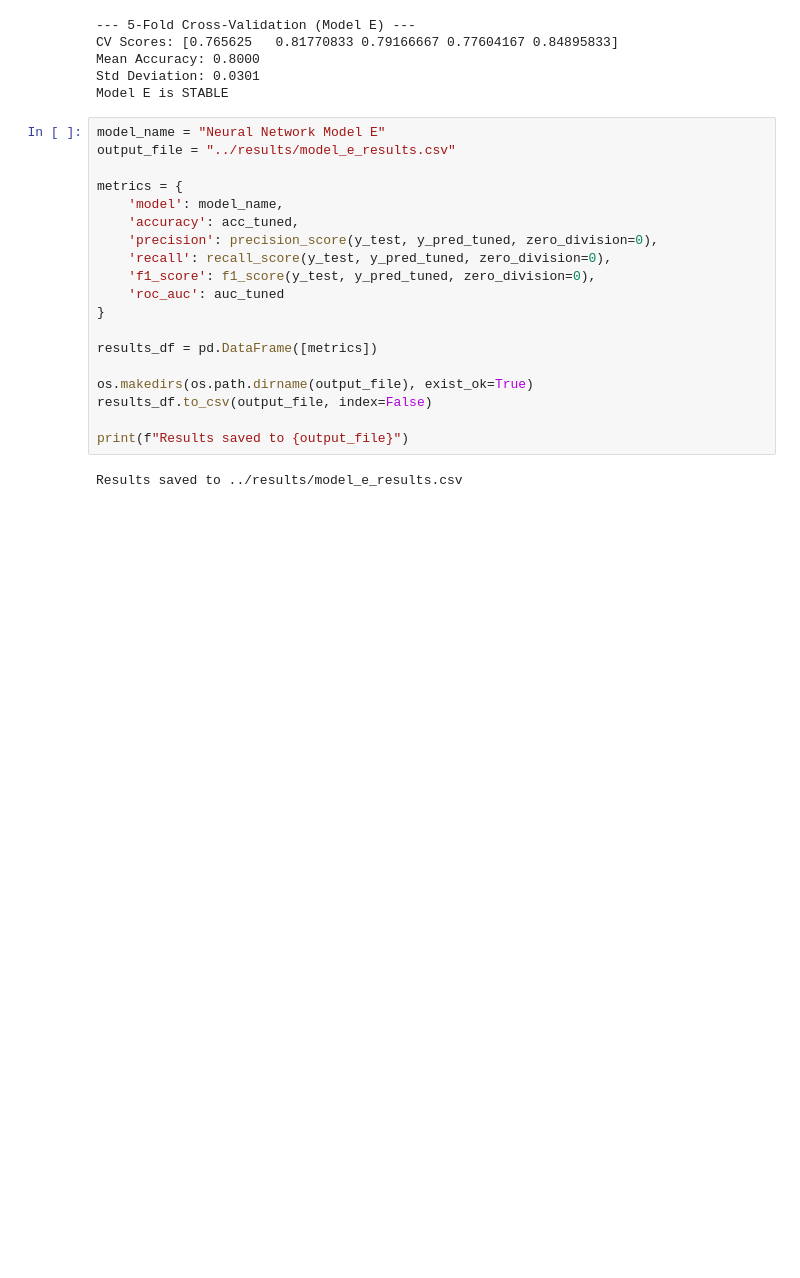
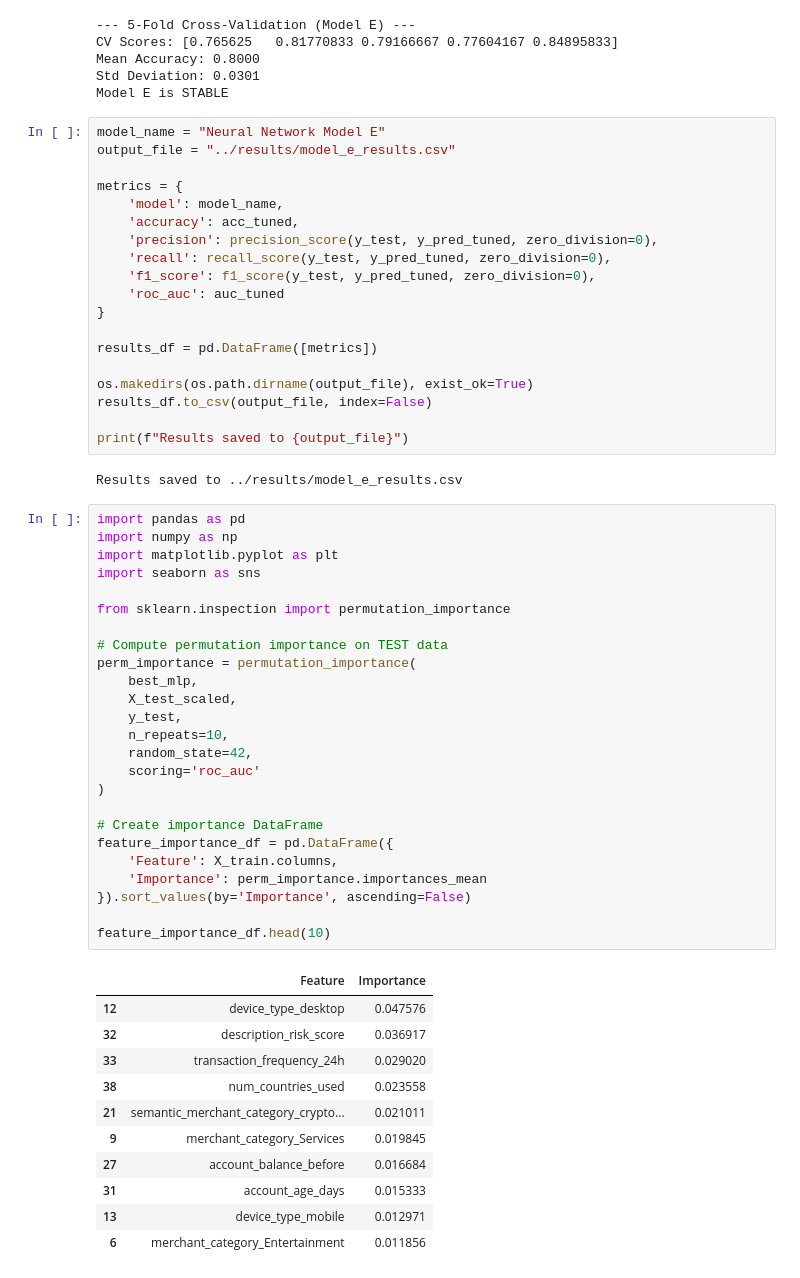
Before and after one commit to tngkuanas/DataMiningProject, a Jupyter notebook: notebooks/Model_E.ipynb, the cells around one changed output. Drawn from its saved outputs; the diff is of its cells as text; blank space fills up the shorter version.

```diff
--- a/notebooks/Model_E.ipynb
+++ b/notebooks/Model_E.ipynb
@@ -182,3 +182,40 @@ results_df.to_csv(output_file, index=False)
 print(f"Results saved to {output_file}")
 # %% [output]
 Results saved to ../results/model_e_results.csv
+# %%
+import pandas as pd
+import numpy as np
+import matplotlib.pyplot as plt
+import seaborn as sns
+
+from sklearn.inspection import permutation_importance
+
+# Compute permutation importance on TEST data
+perm_importance = permutation_importance(
+    best_mlp,
+    X_test_scaled,
+    y_test,
+    n_repeats=10,
+    random_state=42,
+    scoring='roc_auc'
+)
+
+# Create importance DataFrame
+feature_importance_df = pd.DataFrame({
+    'Feature': X_train.columns,
+    'Importance': perm_importance.importances_mean
+}).sort_values(by='Importance', ascending=False)
+
+feature_importance_df.head(10)
+# %% [output]
+|  | Feature | Importance |
+| 12 | device_type_desktop | 0.047576 |
+| 32 | description_risk_score | 0.036917 |
+| 33 | transaction_frequency_24h | 0.029020 |
+| 38 | num_countries_used | 0.023558 |
+| 21 | semantic_merchant_category_crypto... | 0.021011 |
+| 9 | merchant_category_Services | 0.019845 |
+| 27 | account_balance_before | 0.016684 |
+| 31 | account_age_days | 0.015333 |
+| 13 | device_type_mobile | 0.012971 |
+| 6 | merchant_category_Entertainment | 0.011856 |
```
Also changed, not shown: parts of 3 cells of this notebook.
